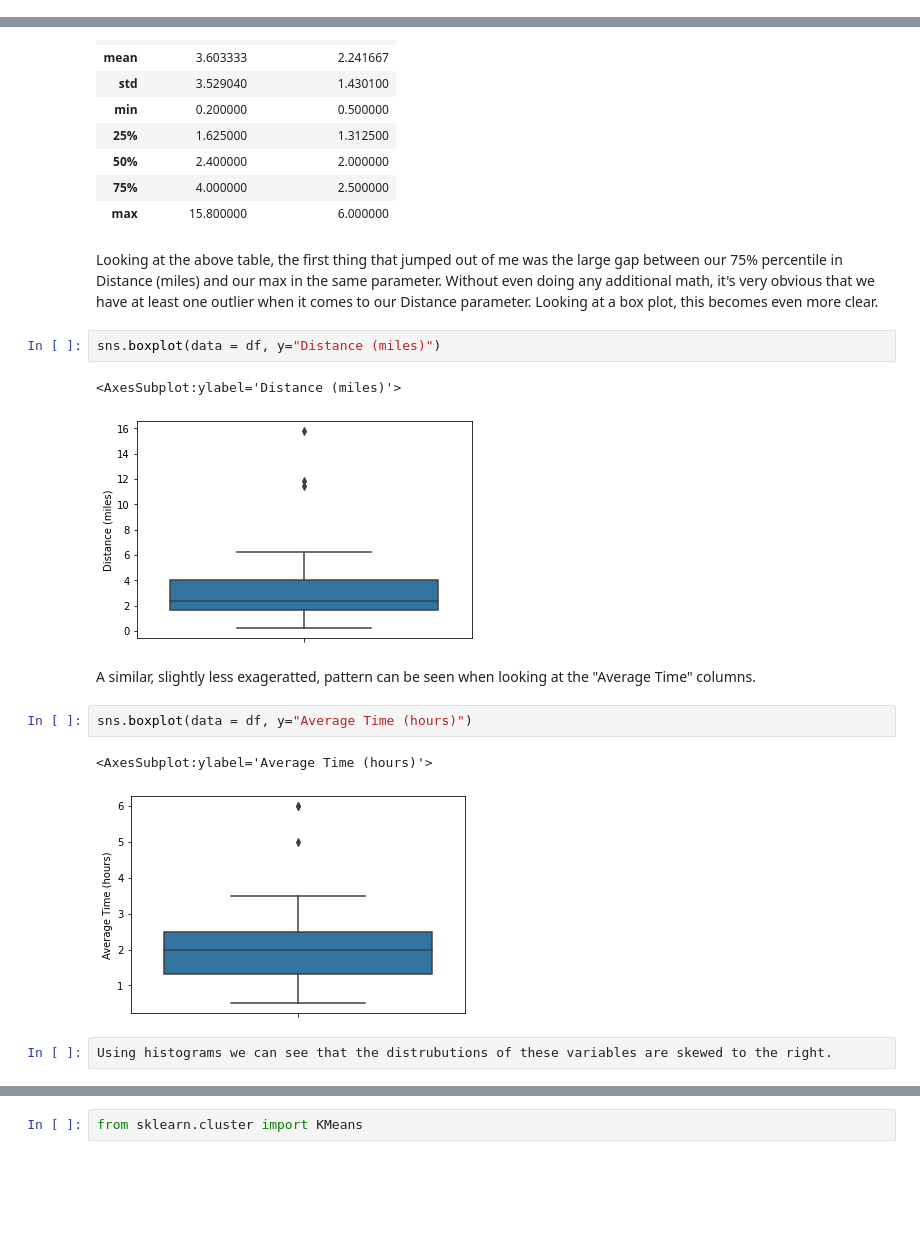
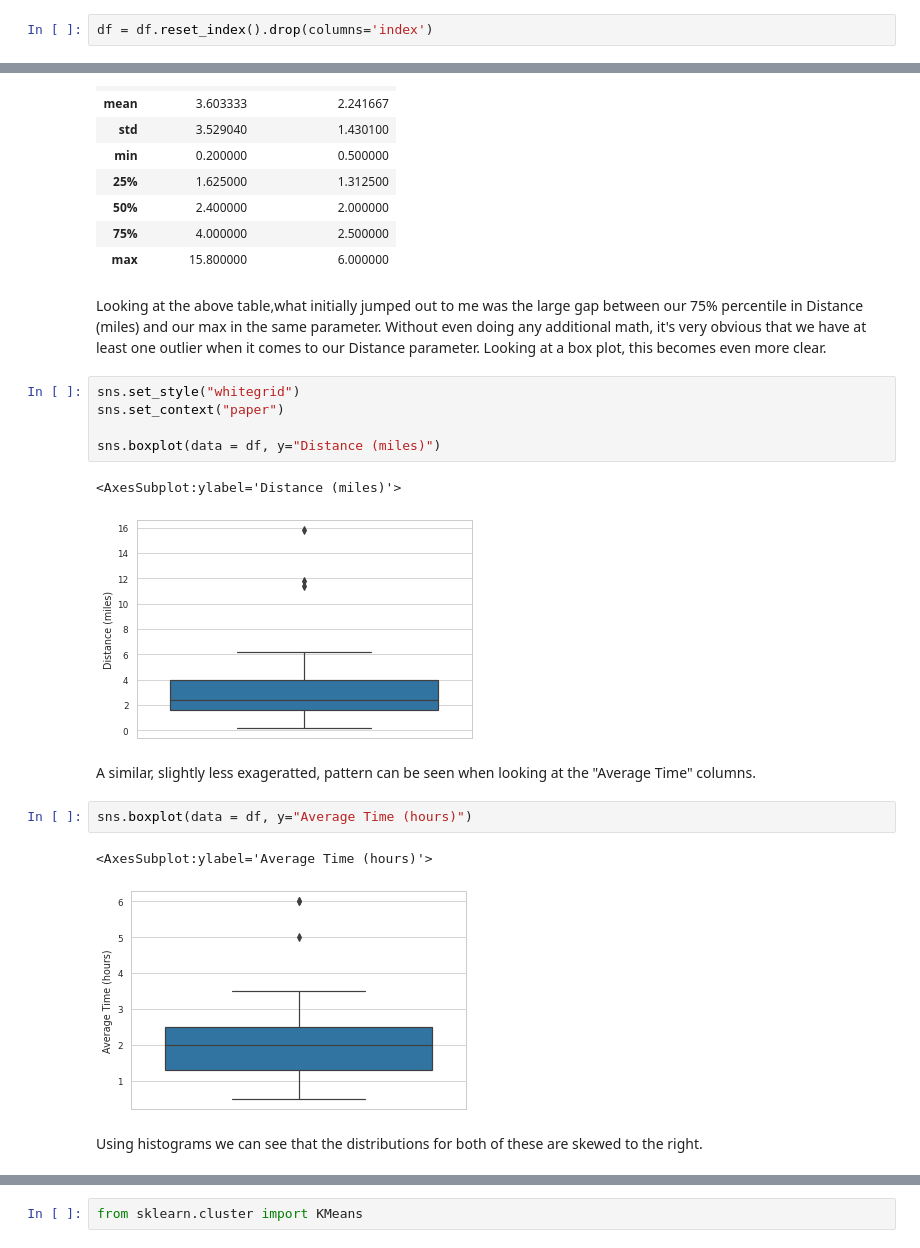
Before and after one commit to RichardHendersonCR8s/RedRockTrails_DataAnalysis, a Jupyter notebook: Red Rock Canyon Data Project.ipynb, the cells around one changed output, grey strips where cells are left out. Saved outputs shown, nothing was run; the diff lists cells and outputs as text; blank space fills up the shorter version.

```diff
--- a/Red Rock Canyon Data Project.ipynb
+++ b/Red Rock Canyon Data Project.ipynb
@@ -192,4 +190,6 @@ In regards to other trails that had non-concrete Average Times (for example Brid
 # %%
 #Dropping Calico Hills
 df.drop(index=1,inplace = True)
+# %%
+df = df.reset_index().drop(columns='index')
 # %% [markdown]
@@ -226,21 +226,24 @@ df.describe()
 | 75% | 4.000000 | 2.500000 |
 | max | 15.800000 | 6.000000 |
 # %% [markdown]
-Looking at the above table, the first thing that jumped out of me was the large gap between our 75% percentile in Distance (miles) and our max in the same parameter. Without even doing any additional math, it's very obvious that we have at least one outlier when it comes to our Distance parameter. Looking at a box plot, this becomes even more clear.
+Looking at the above table,what initially jumped out to me was the large gap between our 75% percentile in Distance (miles) and our max in the same parameter. Without even doing any additional math, it's very obvious that we have at least one outlier when it comes to our Distance parameter. Looking at a box plot, this becomes even more clear.
 # %%
+sns.set_style("whitegrid")
+sns.set_context("paper")
+
 sns.boxplot(data = df, y="Distance (miles)")
 # %% [output]
 <AxesSubplot:ylabel='Distance (miles)'>
-[figure, old version]
+[figure, new version]
 # %% [markdown]
 A similar, slightly less exageratted, pattern can be seen when looking at the "Average Time" columns.
 # %%
 sns.boxplot(data = df, y="Average Time (hours)")
 # %% [output]
 <AxesSubplot:ylabel='Average Time (hours)'>
-[figure, old version]
+[figure, new version]
-# %%
-Using histograms we can see that the distrubutions of these variables are skewed to the right.
+# %% [markdown]
+Using histograms we can see that the distributions for both of these are skewed to the right.
 # %%
 sns.histplot(data = df, x = "Distance (miles)", kde = True)
 # %% [output]
```
Also changed, not shown: parts of 36 cells of this notebook.
